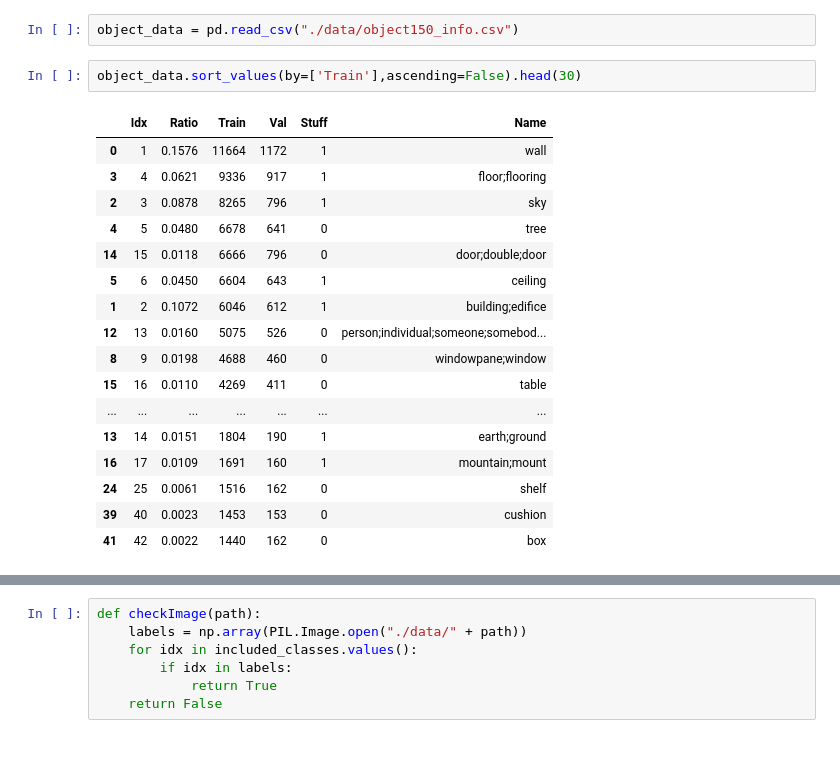
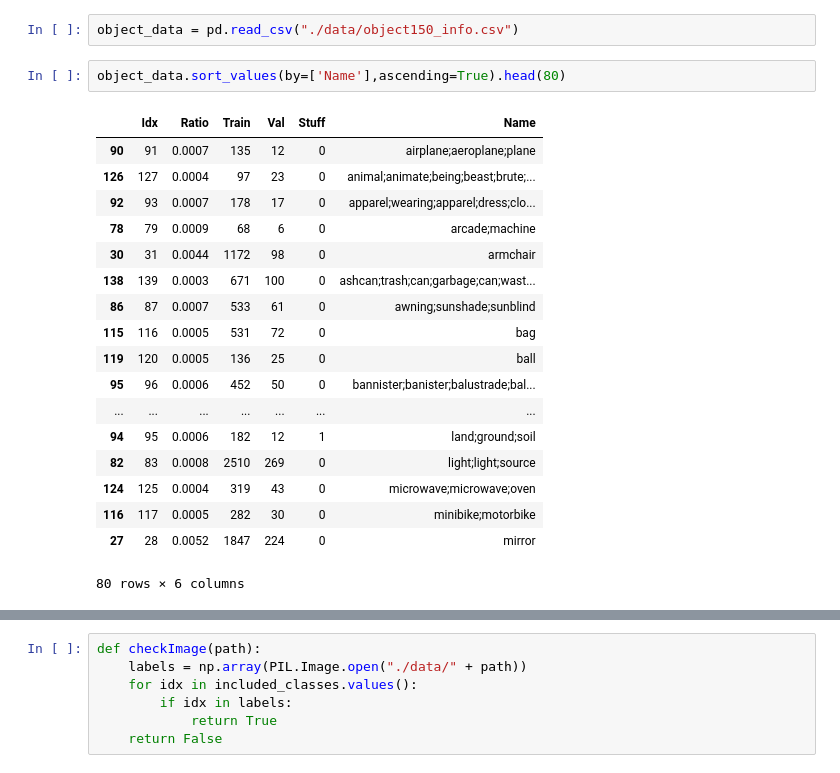
Before and after one commit to hturner08/BlackWhiteSegmentation, a Jupyter notebook: PaperVisualizations.ipynb, the cells around one changed output, grey strips where cells are left out. Drawn from its saved outputs; the diff is of its cells as text.

```diff
--- a/PaperVisualizations.ipynb
+++ b/PaperVisualizations.ipynb
@@ -197,22 +198,23 @@ torch.Size([1, 256, 32, 48])
 # %%
 object_data = pd.read_csv("./data/object150_info.csv")
 # %%
-object_data.sort_values(by=['Train'],ascending=False).head(30)
+object_data.sort_values(by=['Name'],ascending=True).head(80)
 # %% [output]
 |  | Idx | Ratio | Train | Val | Stuff | Name |
-| 0 | 1 | 0.1576 | 11664 | 1172 | 1 | wall |
-| 3 | 4 | 0.0621 | 9336 | 917 | 1 | floor;flooring |
-| 2 | 3 | 0.0878 | 8265 | 796 | 1 | sky |
-| 4 | 5 | 0.0480 | 6678 | 641 | 0 | tree |
-| 14 | 15 | 0.0118 | 6666 | 796 | 0 | door;double;door |
-| 5 | 6 | 0.0450 | 6604 | 643 | 1 | ceiling |
-| 1 | 2 | 0.1072 | 6046 | 612 | 1 | building;edifice |
-| 12 | 13 | 0.0160 | 5075 | 526 | 0 | person;individual;someone;somebod... |
-| 8 | 9 | 0.0198 | 4688 | 460 | 0 | windowpane;window |
-| 15 | 16 | 0.0110 | 4269 | 411 | 0 | table |
+| 90 | 91 | 0.0007 | 135 | 12 | 0 | airplane;aeroplane;plane |
+| 126 | 127 | 0.0004 | 97 | 23 | 0 | animal;animate;being;beast;brute;... |
+| 92 | 93 | 0.0007 | 178 | 17 | 0 | apparel;wearing;apparel;dress;clo... |
+| 78 | 79 | 0.0009 | 68 | 6 | 0 | arcade;machine |
+| 30 | 31 | 0.0044 | 1172 | 98 | 0 | armchair |
+| 138 | 139 | 0.0003 | 671 | 100 | 0 | ashcan;trash;can;garbage;can;wast... |
+| 86 | 87 | 0.0007 | 533 | 61 | 0 | awning;sunshade;sunblind |
+| 115 | 116 | 0.0005 | 531 | 72 | 0 | bag |
+| 119 | 120 | 0.0005 | 136 | 25 | 0 | ball |
+| 95 | 96 | 0.0006 | 452 | 50 | 0 | bannister;banister;balustrade;bal... |
 | ... | ... | ... | ... | ... | ... | ... |
-| 13 | 14 | 0.0151 | 1804 | 190 | 1 | earth;ground |
-| 16 | 17 | 0.0109 | 1691 | 160 | 1 | mountain;mount |
-| 24 | 25 | 0.0061 | 1516 | 162 | 0 | shelf |
-| 39 | 40 | 0.0023 | 1453 | 153 | 0 | cushion |
-| 41 | 42 | 0.0022 | 1440 | 162 | 0 | box |
+| 94 | 95 | 0.0006 | 182 | 12 | 1 | land;ground;soil |
+| 82 | 83 | 0.0008 | 2510 | 269 | 0 | light;light;source |
+| 124 | 125 | 0.0004 | 319 | 43 | 0 | microwave;microwave;oven |
+| 116 | 117 | 0.0005 | 282 | 30 | 0 | minibike;motorbike |
+| 27 | 28 | 0.0052 | 1847 | 224 | 0 | mirror |
+80 rows × 6 columns
```
Also changed, not shown: parts of 32 cells of this notebook, 26 other files.
